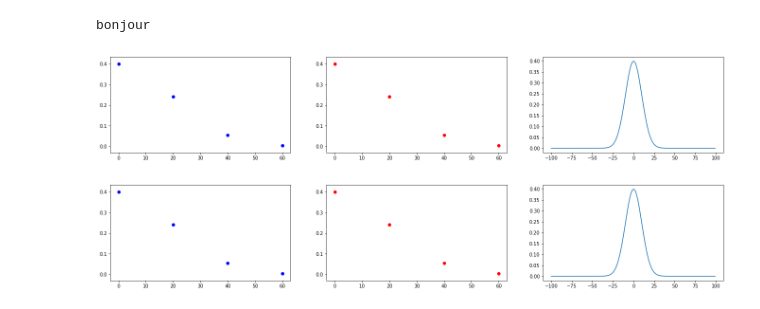
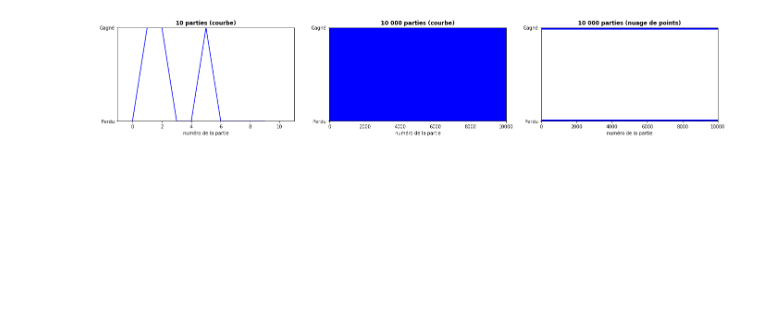
Before and after one commit to SmellyArmure/04-Jupyter, a Jupyter notebook: Exo-MontyHall.ipynb, the cells around one changed output. Cells and saved outputs as stored; diff of their text form; code cells hidden in the pictures; blank space fills up the shorter version.

Commit message:
amélioration de l'exercice (uniquement des tableaux, pas de boucles, affichage des graphes)

```diff
--- a/Exo-MontyHall.ipynb
+++ b/Exo-MontyHall.ipynb
@@ -53,28 +15,3 @@ class Strategie(Enum):
     idem = 1 # ne pas changer de choix
     alter = 2 # changer de choix
     alea = 3 # adopter aléatoirement une des deux stratégies ci-dessus
-# %%
-print(play(Strategie.idem, 100))
-# %% [output]
-bonjour
-# %%
-########################
-# Partie visualisation #
-########################
-
-x = range(-100,100)
-mu = 0
-sigma = 20
-
-figure = plt.figure()
-plt.figure(1)
-plt.subplot(1, 3, 1) # graphe pour 10 parties
-plt.plot(xpart,[N(i,mu,sigma) for i in xpart], color = 'blue')
-plt.subplot(1, 3, 2) # graphe pour 10000 parties (courbe)
-plt.scatter(xpart,[N(i,mu,sigma) for i in xpart], color = 'blue')
-plt.subplot(1, 3, 3) # graphe pour 10000 parties (nuage de point)
-plt.scatter(x,[N(i,0,10) for i in x], color = 'blue')
-plt.gcf().subplots_adjust(left = 0, bottom = 0.2, right = 3, top = 0.9, wspace = 0.2, hspace = 0.2)
-# %% [output]
-[figure, removed]
-[figure, removed]
@@ -81 +43,40 @@ plt.gcf().subplots_adjust(left = 0, bottom = 0.2, right = 3, top = 0.9, wspace =
+# %%
+########################
+# Partie visualisation #
+########################
+
+#figure = plt.figure()
+#plt.figure(fig1)
+
+# graphe pour 10 parties
+plot1 = plt.subplot(1, 3, 1)
+plt.title("10 parties (courbe)",fontweight="bold")
+plt.xlabel("numéro de la partie")
+plot1.yaxis.set_major_locator(plt.MaxNLocator(1))
+plot1.axis([-1, 11, 0, 1])
+plot1.yaxis.set_ticklabels(["Perdu","Gagné"])
+plot1.plot(np.arange(10),play(Strategie.idem, 10), color = 'blue')
+
+# graphe pour 10000 parties (courbe)
+plot2 = plt.subplot(1, 3, 2)
+plt.title("10 000 parties (courbe)",fontweight="bold")
+plt.xlabel("numéro de la partie")
+plot2.yaxis.set_major_locator(plt.MaxNLocator(1))
+plot2.axis([-1, 10001, 0, 1])
+plot2.yaxis.set_ticklabels(["Perdu","Gagné"])
+plot2.plot(np.arange(10000),play(Strategie.idem, 10000), color = 'blue')
+
+# graphe pour 10000 parties (nuage de point)
+plot3 = plt.subplot(1, 3, 3)
+plt.title("10 000 parties (nuage de points)",fontweight="bold")
+plt.xlabel("numéro de la partie")
+plot3.yaxis.set_major_locator(plt.MaxNLocator(1))
+plot3.axis([-1, 10001, 0, 1])
+plot3.yaxis.set_ticklabels(["Perdu","Gagné"])
+plot3.scatter(np.arange(10000),play(Strategie.idem, 10000), color = 'blue')
+
+# gestion des marges
+plt.gcf().subplots_adjust(left = 0, bottom = 0.2, right = 3, top = 0.9, wspace = 0.2, hspace = 0.2)
+# %% [output]
+[figure, added]
 # %%
```
Also changed, not shown: parts of 8 cells of this notebook.
